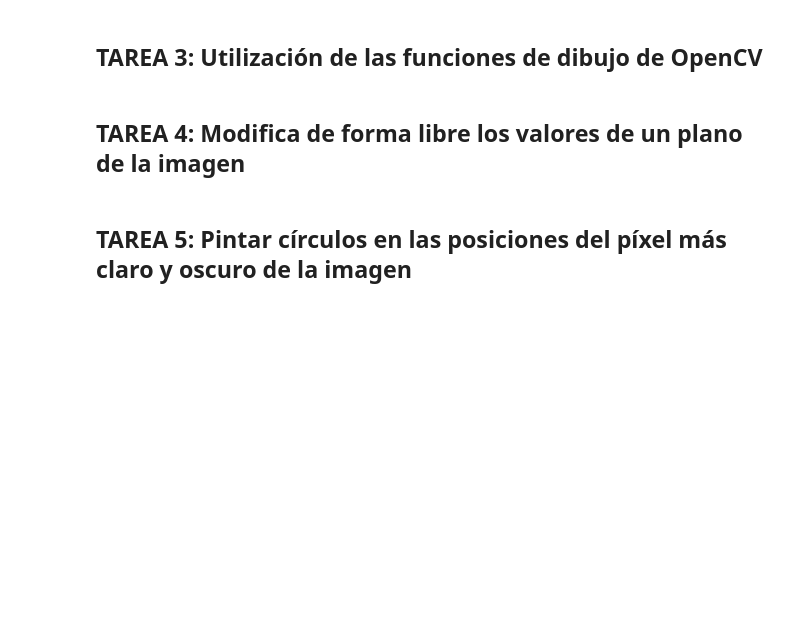
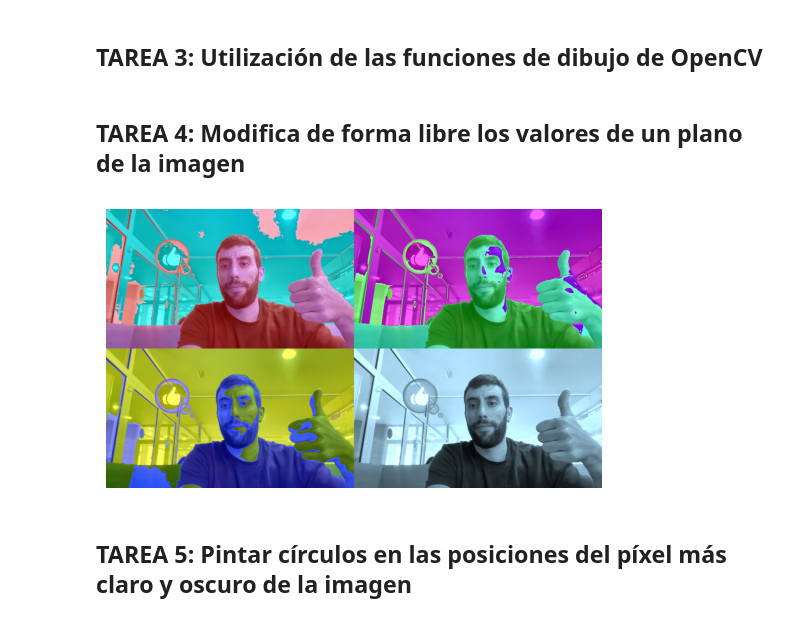
Before and after one commit to gitfrandu4/40982-P1, a Jupyter notebook: VC_P1.ipynb, the cells around one changed output. Saved outputs shown, nothing was run; the diff lists cells and outputs as text; code cells hidden in the pictures; blank space fills up the shorter version.

```diff
--- a/VC_P1.ipynb
+++ b/VC_P1.ipynb
@@ -14,6 +14,68 @@ import matplotlib.pyplot as plt
 ## TAREA 3: Utilización de las funciones de dibujo de OpenCV
 # %% [markdown]
 ## TAREA 4: Modifica de forma libre los valores de un plano de la imagen
+# %%
+vid = cv2.VideoCapture(0)
+
+while True:
+    # frame to frame
+    ret, frame = vid.read()
+
+    if not ret:
+        # If we've reached the end of the video, reset to the beginning
+        vid.set(cv2.CAP_PROP_POS_FRAMES, 0)
+        continue
+
+    # get the channels. OpenCV reads the image in BGR format
+    b = frame[:,:,0] # blue channel
+    g = frame[:,:,1] # green channel
+    r = frame[:,:,2] # red channel
+
+    b_increased = b + 100
+    g_increased = g + 100
+    r_increased = r + 100
+
+    # altered frame with increased red channel
+    altered_frame_b = frame.copy()
+    altered_frame_g = frame.copy()
+    altered_frame_r = frame.copy()
+
+    altered_frame_b[:,:,0] = b_increased
+    altered_frame_g[:,:,1] = g_increased
+    altered_frame_r[:,:,2] = r_increased
+
+    sepia_filter = np.array([[0.272, 0.534, 0.131],
+                             [0.349, 0.686, 0.168],
+                             [0.393, 0.769, 0.189]])
+
+    # apply the sepia filter to the image
+    sepia_frame = cv2.transform(frame, sepia_filter)
+
+    # apply the sepia filter to the image
+    sepia_frame = cv2.transform(frame, sepia_filter)
+
+    # concatenate the altered frames and the sepia frame in 4x4
+    # Create a 4x4 collage
+    top_row = np.hstack((altered_frame_b, altered_frame_g))
+    bottom_row = np.hstack((altered_frame_r, sepia_frame))
+    collage = np.vstack((top_row, bottom_row))
+
+    # show the result image
+    cv2.imshow('Cam', collage)
+
+    # stop the video when the ESC key is pressed
+    if cv2.waitKey(20) == 27:
+        plt.imshow(collage)
+        plt.axis('off')
+        plt.show()
+        break
+
+# release the video capture object
+vid.release()
+# destroy the windows
+cv2.destroyAllWindows()
+# %% [output]
+[figure, added]
 # %% [markdown]
 ## TAREA 5: Pintar círculos en las posiciones del píxel más claro y oscuro de la imagen
 # %% [markdown]
```
